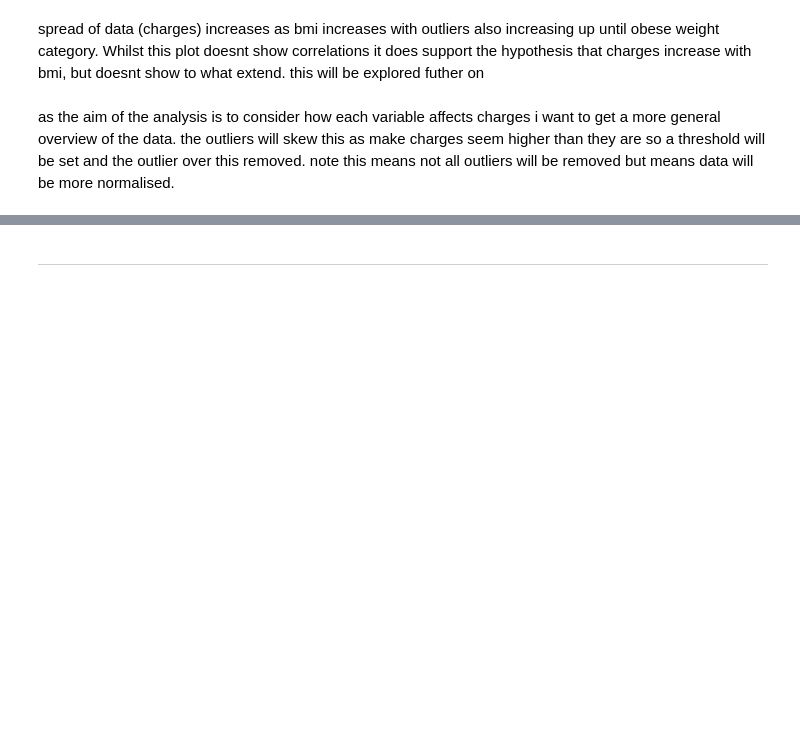
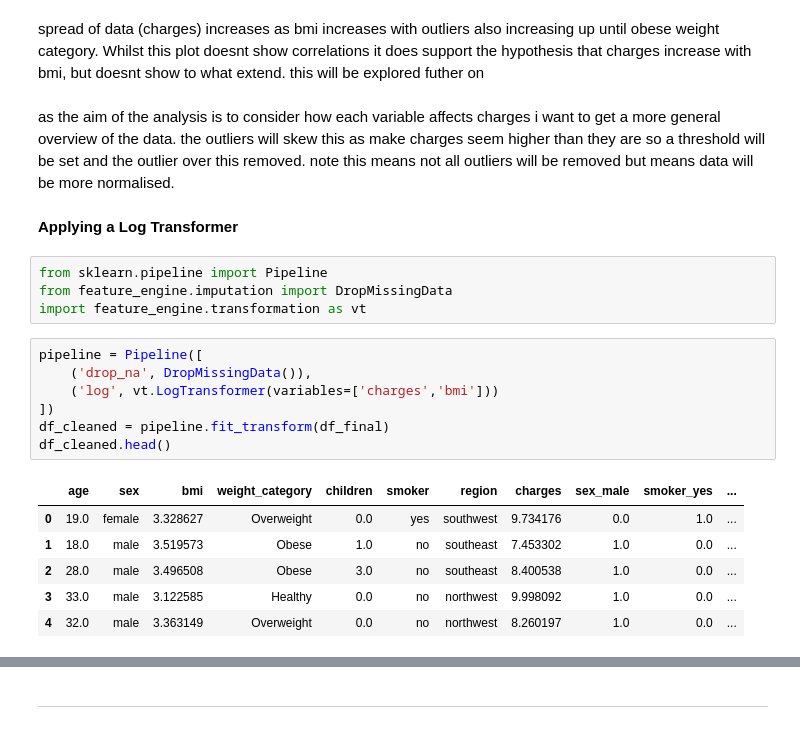
Before and after one commit to Lailah-Idrees/medical_insurance_data_analysis, a Jupyter notebook: jupyter_notebooks/ETL_Insurance.ipynb, the cells around one changed output, grey strips where cells are left out. Drawn from its saved outputs; the diff is of its cells as text; blank space fills up the shorter version.

```diff
--- a/jupyter_notebooks/ETL_Insurance.ipynb
+++ b/jupyter_notebooks/ETL_Insurance.ipynb
@@ -326,3 +330,23 @@ plt.show()
 spread of data (charges) increases as bmi increases with outliers also increasing up until obese weight category. Whilst this plot doesnt show correlations it does support the hypothesis that charges increase with bmi, but doesnt show to what extend. this will be explored futher on
 # %% [markdown]
 as the aim of the analysis is to consider how each variable affects charges i want to get a more general overview of the data. the outliers will skew this as make charges seem higher than they are so a threshold will be set and the outlier over this removed. note this means not all outliers will be removed but means data will be more normalised.
+# %% [markdown]
+**Applying a Log Transformer**
+# %%
+from sklearn.pipeline import Pipeline
+from feature_engine.imputation import DropMissingData
+import feature_engine.transformation as vt
+# %%
+pipeline = Pipeline([
+    ('drop_na', DropMissingData()),
+    ('log', vt.LogTransformer(variables=['charges','bmi']))
+])
+df_cleaned = pipeline.fit_transform(df_final)
+df_cleaned.head()
+# %% [output]
+|  | age | sex | bmi | weight_category | children | smoker | region | charges | sex_male | smoker_yes | ... |
+| 0 | 19.0 | female | 3.328627 | Overweight | 0.0 | yes | southwest | 9.734176 | 0.0 | 1.0 | ... |
+| 1 | 18.0 | male | 3.519573 | Obese | 1.0 | no | southeast | 7.453302 | 1.0 | 0.0 | ... |
+| 2 | 28.0 | male | 3.496508 | Obese | 3.0 | no | southeast | 8.400538 | 1.0 | 0.0 | ... |
+| 3 | 33.0 | male | 3.122585 | Healthy | 0.0 | no | northwest | 9.998092 | 1.0 | 0.0 | ... |
+| 4 | 32.0 | male | 3.363149 | Overweight | 0.0 | no | northwest | 8.260197 | 1.0 | 0.0 | ... |
```
Also changed, not shown: parts of 5 cells of this notebook.
